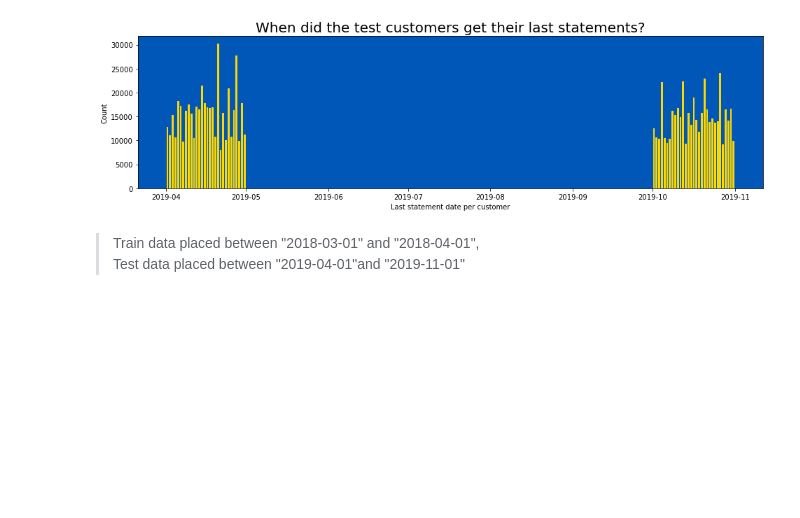
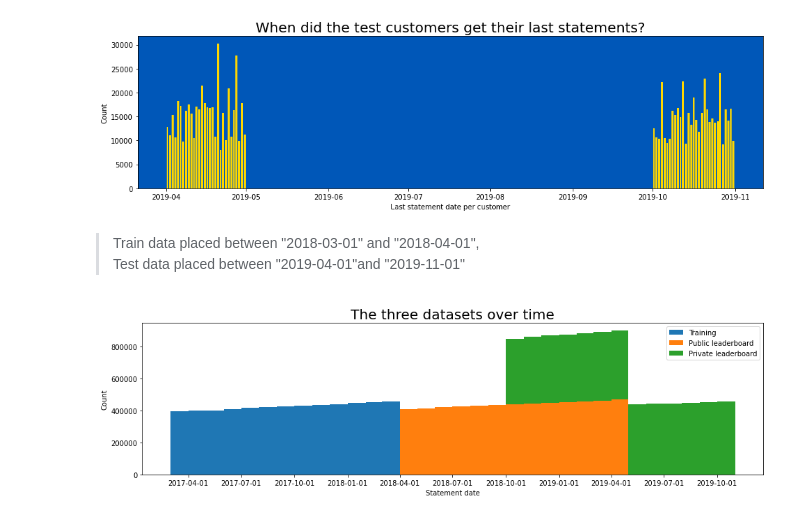
Before and after one commit to YuLim2/Kaggle, a Jupyter notebook: AMEX/amex-data-analysis-in-english.ipynb, the cells around one changed output. Saved outputs shown, nothing was run; the diff lists cells and outputs as text; code cells hidden in the pictures; blank space fills up the shorter version.

```diff
--- a/AMEX/amex-data-analysis-in-english.ipynb
+++ b/AMEX/amex-data-analysis-in-english.ipynb
@@ -137,3 +137,24 @@ del temp
 # %% [markdown]
 > Train data placed between "2018-03-01" and "2018-04-01", <br>
 Test data placed between "2019-04-01"and "2019-11-01"
+# %%
+temp =  pd.concat([train[['customer_ID', 'S_2']], test[['customer_ID', 'S_2']]], axis=0)
+temp.set_index('customer_ID', inplace=True)
+temp['last_month'] = temp.groupby('customer_ID')['S_2'].max().dt.month
+last_month = temp['last_month'].values
+
+plt.figure(figsize=(16, 4))
+plt.hist([temp.S_2[temp.last_month == 3],
+          temp.S_2[temp.last_month == 4],
+          temp.S_2[temp.last_month == 10]],
+         bins=pd.date_range("2017-03-01", "2019-11-01", freq="MS"),
+         label=['Training', 'Public leaderboard', 'Private leaderboard'],
+         stacked=True)
+plt.xticks(pd.date_range("2017-03-01", "2019-11-01", freq="QS"))
+plt.xlabel('Statement date')
+plt.ylabel('Count')
+plt.title('The three datasets over time', fontsize=20)
+plt.legend()
+plt.show()
+# %% [output]
+[figure, added]
```
Also changed, not shown: parts of 2 cells of this notebook.
